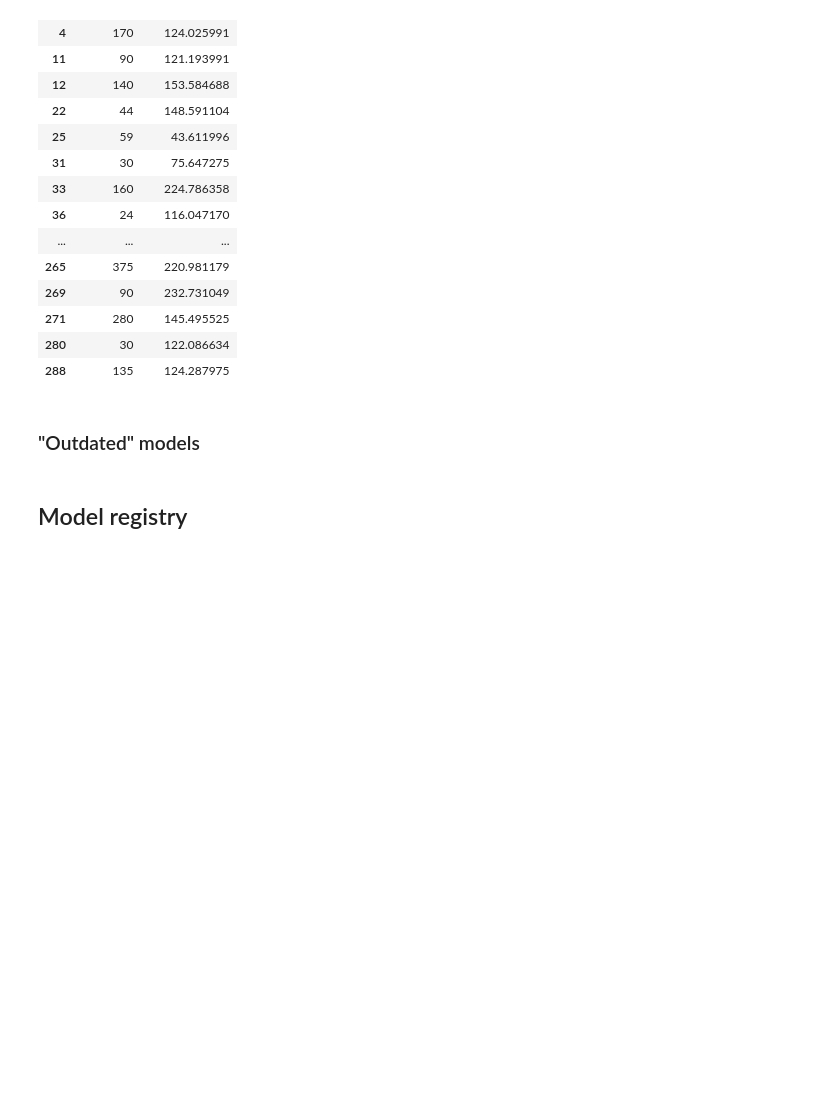
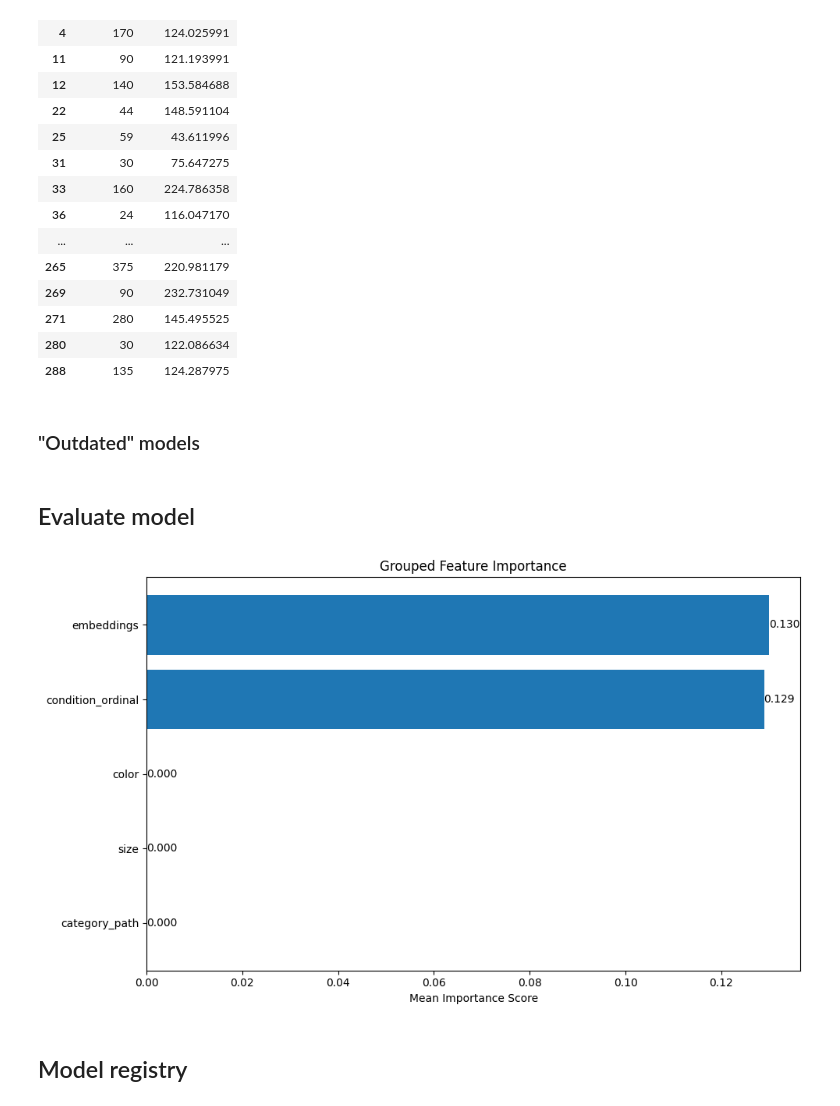
Before and after one commit to samlama111/id2223-fashion-price-predictor, a Jupyter notebook: Training.ipynb, the cells around one changed output. Saved outputs shown, nothing was run; the diff lists cells and outputs as text; code cells hidden in the pictures; blank space fills up the shorter version.

Commit message:
Resolved some TODOs in training

```diff
--- a/Training.ipynb
+++ b/Training.ipynb
@@ -218,5 +219,7 @@ xgb_regressor.fit(X_train_array, y_train)
 from sklearn.neighbors import KNeighborsRegressor
 knn_reg = KNeighborsRegressor(n_neighbors=5)
 knn_reg.fit(X_train_array, y_train)
+# %% [markdown]
+## Evaluate model
 # %%
 # TODO: Plot performance, consider saving the plots as images
@@ -225,2 +226,55 @@ knn_reg.fit(X_train_array, y_train)
+# %%
+# TODO: Why is feature importance exactly 0 for unprocessed categorical features?
+def plot_grouped_feature_importance(model, X_test_processed, original_feature_names=features, embedding_prefix='embedding_'):
+    # Get feature importance scores
+    feature_importance = model.get_feature_importance()
+    feature_names = X_test_processed.columns
+
+    # Create a dictionary to store grouped importance scores
+    grouped_importance = {}
+
+    # Group embedding features
+    embedding_importance = np.mean([
+        imp for name, imp in zip(feature_names, feature_importance)
+        if name.startswith(embedding_prefix)
+    ])
+    grouped_importance['embeddings'] = embedding_importance
+
+    # Group categorical features
+    for feature in original_feature_names:
+        feature_cols = [
+            (name, imp) for name, imp in zip(feature_names, feature_importance)
+            if name.startswith(feature)
+        ]
+        if feature_cols:  # If we found any columns for this feature
+            grouped_importance[feature] = np.mean([imp for _, imp in feature_cols])
+
+    # Create the plot
+    fig, ax = plt.figure(figsize=(10, 6)), plt.axes()
+
+    # Sort by importance
+    sorted_importance = dict(sorted(grouped_importance.items(), key=lambda x: x[1]))
+
+    # Plot horizontal bar chart
+    y_pos = np.arange(len(sorted_importance))
+    ax.barh(y_pos, list(sorted_importance.values()))
+    ax.set_yticks(y_pos)
+    ax.set_yticklabels(list(sorted_importance.keys()))
+
+    plt.title('Grouped Feature Importance')
+    plt.xlabel('Mean Importance Score')
+
+    # Add value labels on the bars
+    for i, v in enumerate(sorted_importance.values()):
+        ax.text(v, i, f'{v:.3f}', va='center')
+
+    plt.tight_layout()
+    return plt
+
+# Usage:
+plot_grouped_feature_importance(model, X_test_processed)
+plt.show()
+# %% [output]
+[figure, added]
 # %% [markdown]
 ## Model registry
```
Also changed, not shown: parts of 10 cells of this notebook.
